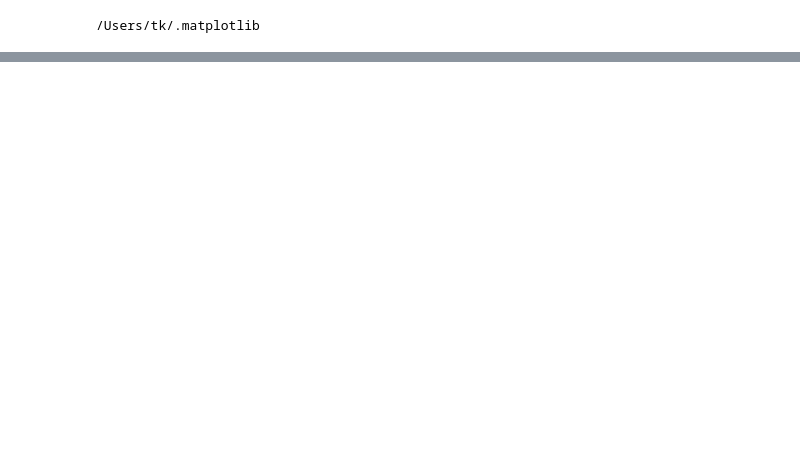
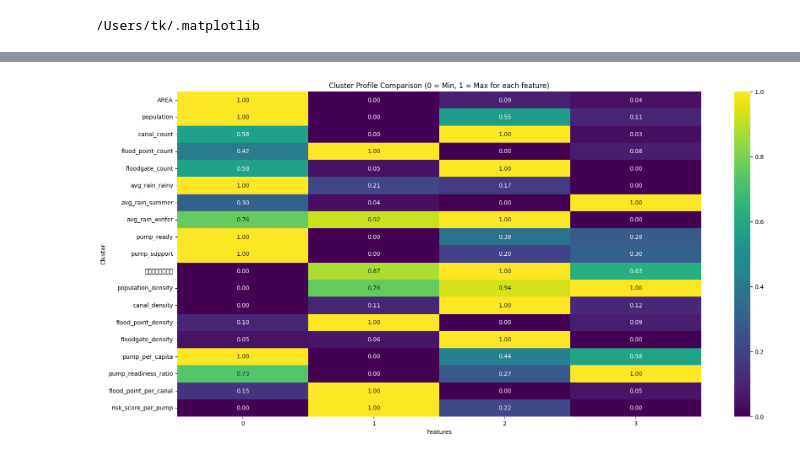
Before and after one commit to AnemoneTK/flowcast-flood-prediction, a Jupyter notebook: notebooks/04_district_clustering.ipynb, the cells around one changed output, grey strips where cells are left out. Cells and saved outputs as stored; diff of their text form; code cells hidden in the pictures; blank space fills up the shorter version.

```diff
--- a/notebooks/04_district_clustering.ipynb
+++ b/notebooks/04_district_clustering.ipynb
@@ -899,0 +831,16 @@ Name: count, dtype: int64
+# %%
+# --- 4. Preprocessing: Log Transform & Scaling ---
+
+# 4a. Log Transform (สำหรับฟีเจอร์ที่เบ้)
+# (เราจะบวก 1 เพื่อเลี่ยง log(0))
+print("กำลังทำ Log Transform (ในตัวแปร X)...")
+for col in LOG_COLS:
+    X[col] = np.log1p(X[col])
+
+print("Log Transform เสร็จสิ้น")
+
+# 4b. Standard Scaling (จำเป็นสำหรับ PCA และ KMeans)
+scaler = StandardScaler()
+X_scaled = scaler.fit_transform(X)
+
+print(f"Scaling เสร็จสิ้น (Shape: {X_scaled.shape})")
@@ -899,0 +1013,67 @@ Name: count, dtype: int64
+# %%
+# --- 9. Cluster Profiling (วิเคราะห์ผล) ---
+# (นี่คือส่วนที่เราจะใช้ตีความหมายของกลุ่ม โดยไม่สนใจ PC1-15)
+
+print("\n\n" + "="*50)
+print("--- 9. การวิเคราะห์โปรไฟล์ของกลุ่ม (Cluster Profiling) ---")
+print("="*50)
+
+# 1. กำหนดฟีเจอร์ "ดั้งเดิม" ที่เราต้องการใช้ตีความ
+# (เราจะใช้ df_clustered ที่มีค่าดั้งเดิมอยู่แล้ว)
+PROFILE_FEATURES = [
+    'AREA',
+    'population',
+    'canal_count',
+    'flood_point_count',
+    'floodgate_count',
+    'avg_rain_rainy',
+    'avg_rain_summer',
+    'avg_rain_winter',
+    'pump_ready',
+    'pump_support',
+    'คะแนนรวม',
+    'population_density',
+    'canal_density',
+    'flood_point_density',
+    'floodgate_density',
+    'pump_per_capita',
+    'pump_readiness_ratio',
+    'flood_point_per_canal',
+    'risk_score_per_pump'
+]
+PROFILE_FEATURES = [col for col in PROFILE_FEATURES if col in df_clustered.columns]
+
+# 2. Group by 'cluster' และหาค่าเฉลี่ย
+cols_to_profile = PROFILE_FEATURES + ['cluster']
+cluster_profile = df_clustered[cols_to_profile].groupby('cluster').mean()
+
+print("\n--- Cluster Profile (Mean Values) ---")
+display(cluster_profile.T) # .T เพื่อให้ดูง่ายขึ้น
+
+# 3. สร้าง Heatmap เพื่อเปรียบเทียบโปรไฟล์
+# (Scale ค่าเฉลี่ยให้อยู่ในช่วง 0-1 เพื่อให้เปรียบเทียบกันได้)
+
+scaler = MinMaxScaler()
+# เรา Scale แต่ละฟีเจอร์ (แนวตั้ง, axis=0) เพื่อดูว่ากลุ่มไหน "เด่น" หรือ "ด้อย"
+profile_scaled = scaler.fit_transform(cluster_profile)
+
+df_profile_scaled = pd.DataFrame(profile_scaled,
+                                 columns=cluster_profile.columns,
+                                 index=cluster_profile.index)
+
+# วาด Heatmap (เรา .T เพื่อให้ cluster อยู่แกน Y จะดูง่ายกว่า)
+plt.figure(figsize=(20, 10))
+sns.heatmap(df_profile_scaled.T, annot=True, fmt='.2f', cmap='viridis')
+plt.title('Cluster Profile Comparison (0 = Min, 1 = Max for each feature)')
+plt.xlabel('Features')
+plt.ylabel('Cluster')
+plt.show()
+
+# *** การตีความ Heatmap นี้ ***
+# - มองหาช่องที่เป็นสีเหลือง (ค่าใกล้ 1.0)
+#   เช่น: ถ้าแถว Cluster 1 เป็นสีเหลืองที่คอลัมน์ 'avg_rain_rainy'
+#   แปลว่า "Cluster 1 คือกลุ่มที่ฝนตกหนักที่สุดในฤดูฝน"
+# - มองหาช่องที่เป็นสีม่วง (ค่าใกล้ 0.0)
+#   เช่น: ถ้าแถว Cluster 1 เป็นสีม่วงที่คอลัมน์ 'pump_ready'
+#   แปลว่า "Cluster 1 คือกลุ่มที่มีเครื่องสูบน้ำพร้อมใช้น้อยที่สุด"
+# %% [output]
@@ -899,0 +1102 @@ Name: count, dtype: int64
+[figure, added]
```
Also changed, not shown: parts of 20 cells of this notebook, 7 other files.
